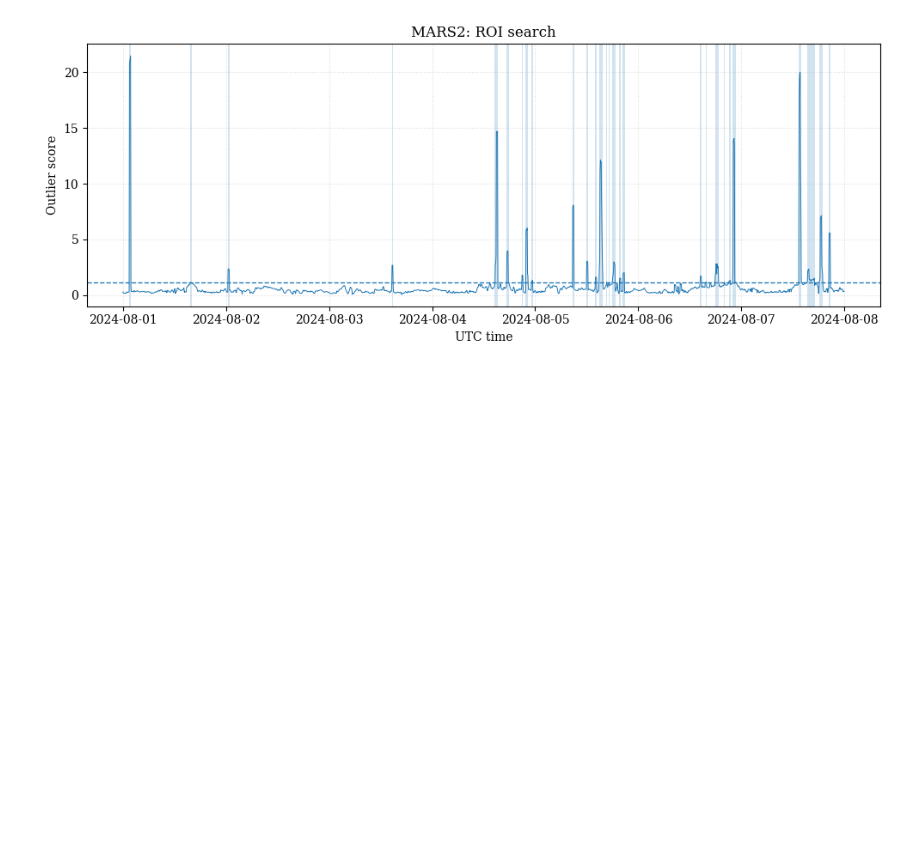
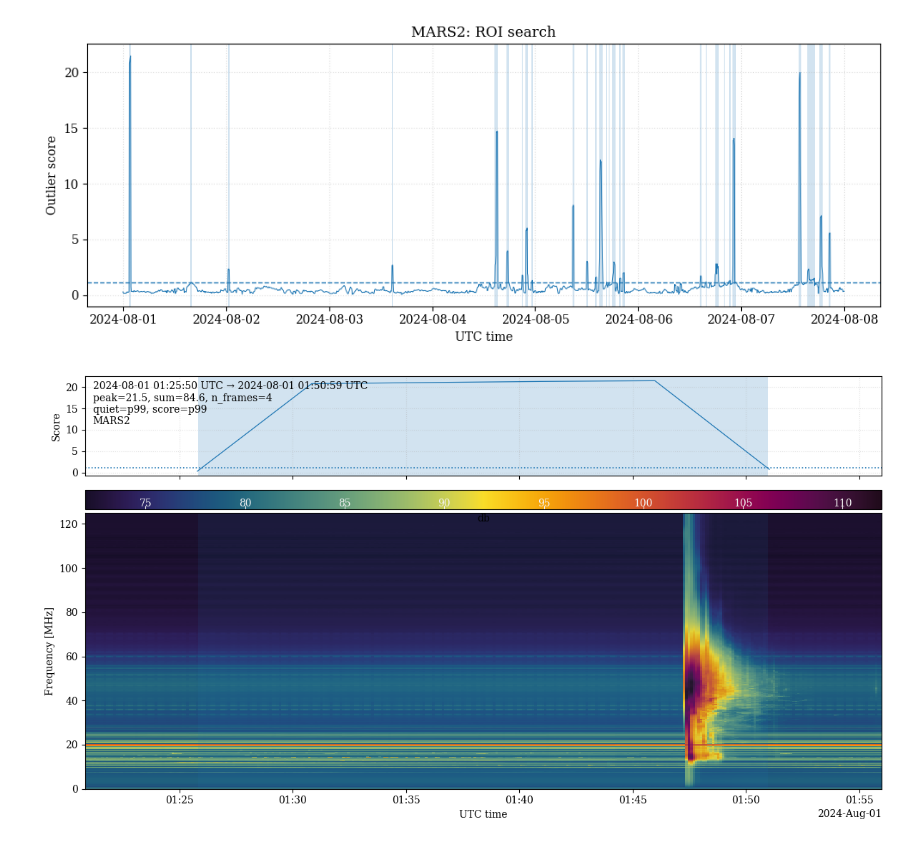
Before and after one commit to amanchokshi/specscout, a Jupyter notebook: notebooks/specscout_tutorial.ipynb, the cells around one changed output. Drawn from its saved outputs; the diff is of its cells as text; code cells hidden in the pictures; blank space fills up the shorter version.

```diff
--- a/notebooks/specscout_tutorial.ipynb
+++ b/notebooks/specscout_tutorial.ipynb
@@ -1075,3 +1076,20 @@ plt.tight_layout()
 plt.show()
 # %% [output]
 [figure]
+# %%
+%matplotlib inline
+
+fig, _axs = plot_roi_event(
+    station="MARS2",
+    roi=rois[0],
+    df_scores=df_scores,
+    zarr_path=zarr_path,
+    chans=(0, 1),
+    pipe=pipe_stokes_i_db,
+    plot_pad_minutes=5,
+    threshold=threshold,
+    quiet_label="p99",
+    score_label="p99",
+)
+# %% [output]
+[figure, added]
```
Also changed, not shown: parts of 3 cells of this notebook.
